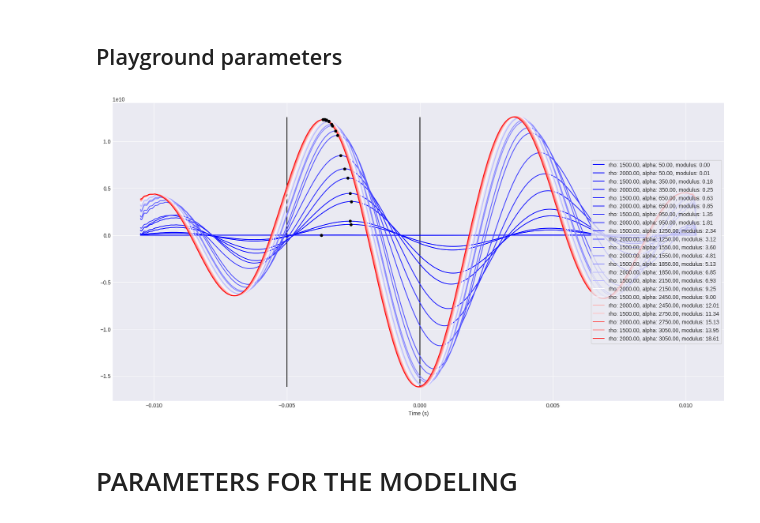
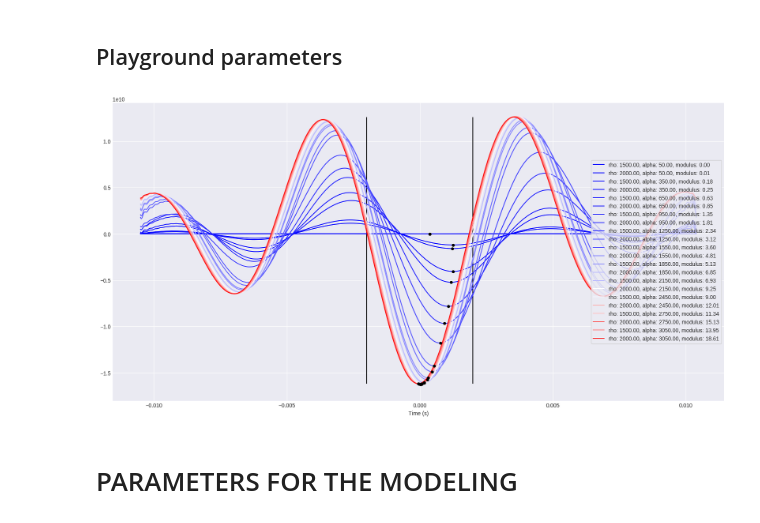
Before and after one commit to navaneethakumar-balasubramanian/rhino_theory, a Jupyter notebook: notebooks/Modeling.ipynb, the cells around one changed output. Cells and saved outputs as stored; diff of their text form; code cells hidden in the pictures.

Commit message:
new modeling with minima for tangential

```diff
--- a/notebooks/Modeling.ipynb
+++ b/notebooks/Modeling.ipynb
@@ -48,8 +48,8 @@ DELAY_BITSUB_AXIAL = 0.53
 RC_TANGENTIAL = -0.141
 DELAY_BITSUB_TANGENTIAL = 1.09
 
-axial_windows = (-.005, 0.002) # left value is left boundary around the peak to extract maxima
-tangential_windows = (-.005, 0.0) # right values if right boundary around the peak to extract maxima
+axial_windows = (-.002, 0.002) # left value is left boundary around the peak to extract maxima
+tangential_windows = (-.002, 0.002) # right values if right boundary around the peak to extract maxima
 
 pipe_alpha = 4875 # velocity of the pipe
 pipe_rho = 7200 # density of the pipe
@@ -73,35 +73,35 @@ for a, r in tqdm(product(alpha_or_beta_range, rho_range), total=len(list(product
 
 
     w = np.gradient(w, theoretical.sampling_interval)
 
     w = signal.filtfilt(theoretical.fir_taps, 1, w)
     wavelet_full = theoretical.get_window_from_center(window, w)
 
     wavelet_full = signal.resample(wavelet_full, 100000)
     if COMPONENT == 'axial':
         constrained_indices = np.where((resampled_time > axial_windows[0]) & (resampled_time < axial_windows[1]))
     else:
         constrained_indices = np.where((resampled_time > tangential_windows[0]) & (resampled_time < tangential_windows[1]))
 
     constrained_wavelet = np.zeros_like(wavelet_full)
     constrained_wavelet[constrained_indices] = wavelet_full[constrained_indices]
-    max_ind = np.argmax(constrained_wavelet)
+    max_ind = np.argmin(constrained_wavelet)
     delay = resampled_time[max_ind]
 
     ax.plot(resampled_time, wavelet_full, color=cmap((mod-min_mod)/max_mod), zorder=5, label='rho: {:.2f}, alpha: {:.2f}, modulus: {:.2f}'.format(r, a, mod))
     ax.scatter(resampled_time[max_ind], wavelet_full[max_ind], s=20, c='k', zorder=10)
 
 ax.figure.dpi = 100
 ax.figure.set_size_inches(20,10)
 ax.legend(loc='right', frameon=True)
 if COMPONENT == 'axial':
     ax.vlines(axial_windows, w.min(), w.max())
 else:
     ax.vlines(tangential_windows, w.min(), w.max())
 
 t = ax.set_xlabel('Time (s)')
 # %% [output]
-[figure, old version]
+[figure, new version]
 # %% [markdown]
 # PARAMETERS FOR THE MODELING
 # %%
```
Also changed, not shown: parts of 7 cells of this notebook.
